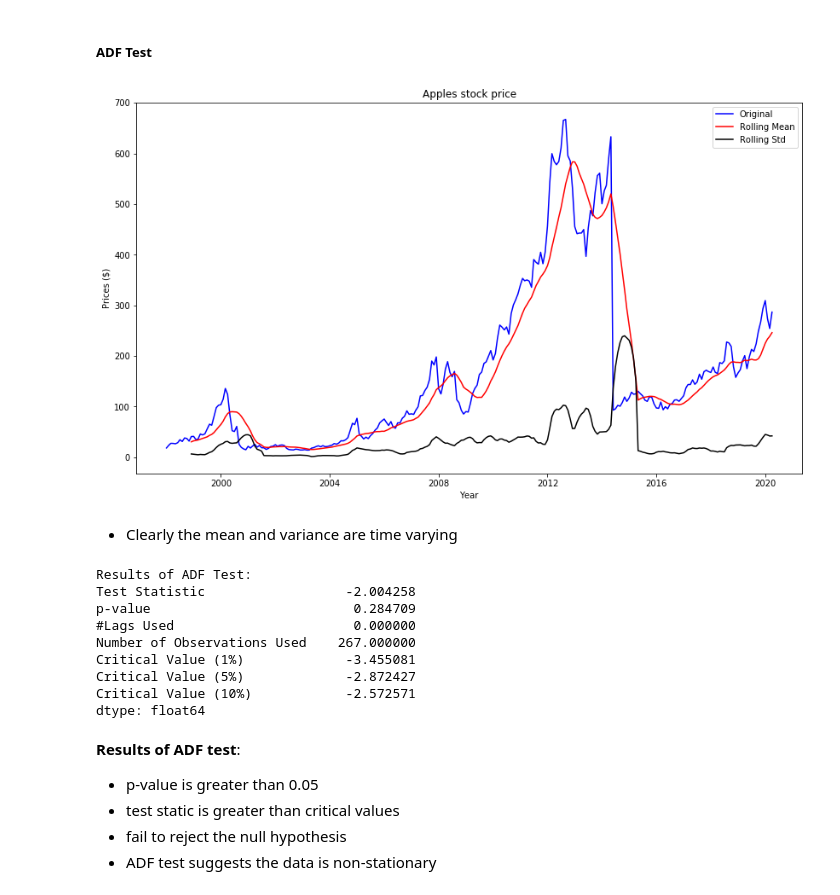
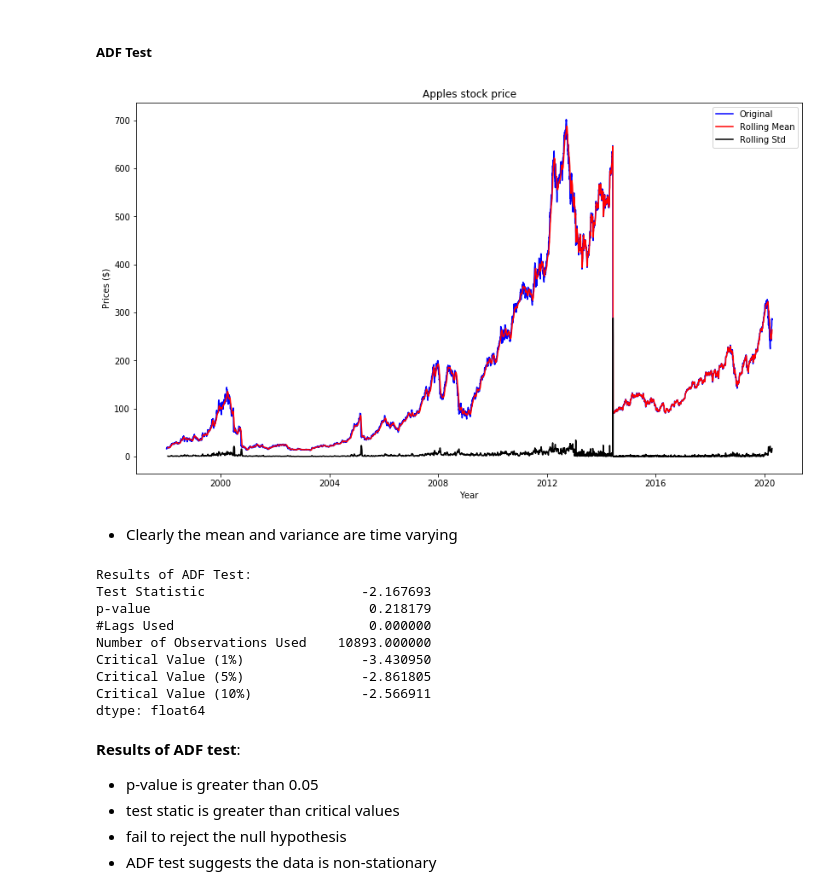
Before and after one commit to saimoom026/Springboard, a Jupyter notebook: springboard/Capstone two/Stock-price-prediction-preprocess.ipynb, the cells around one changed output. Saved outputs shown, nothing was run; the diff lists cells and outputs as text; code cells hidden in the pictures.

```diff
--- a/springboard/Capstone two/Stock-price-prediction-preprocess.ipynb
+++ b/springboard/Capstone two/Stock-price-prediction-preprocess.ipynb
@@ -197,24 +183,24 @@ If the p-value is greater than 0.05 then we can reject the the null hypothes i.e
 # %%
 # Lets look at the Stock price data again, visualize how the mean and variance evolve over time
 
 # mean over time
-rolmean = y.rolling(12).mean()
+rolmean = apple.rolling(12).mean()
 
 # variance over time
-rolstd = y.rolling(12).std()
+rolstd = apple.rolling(12).std()
 
 # plot original data along with mean and variance, how it vary over time
 plt.figure(figsize=(14,8))
-plt.plot(y, color='blue',label='Original')
+plt.plot(apple, color='blue',label='Original')
 plt.plot(rolmean, color='red', label='Rolling Mean')
 plt.plot(rolstd, color='black', label = 'Rolling Std')
 plt.ylabel('Prices ($)')
 plt.xlabel('Year')
 plt.legend(loc='best')
 plt.title('Apples stock price')
 plt.show()
 # %% [output]
-[figure, old version]
+[figure, new version]
 # %% [markdown]
 - Clearly the mean and variance are time varying
 # %%
@@ -233,16 +219,16 @@ def adf_test(timeseries):
 
 # apply ADF test on the Apples stock price data
 
-adf_test(y)
+adf_test(apple)
 # %% [output]
 Results of ADF Test:
-Test Statistic                  -2.004258
-p-value                          0.284709
-#Lags Used                       0.000000
-Number of Observations Used    267.000000
-Critical Value (1%)             -3.455081
-Critical Value (5%)             -2.872427
-Critical Value (10%)            -2.572571
+Test Statistic                    -2.167693
+p-value                            0.218179
+#Lags Used                         0.000000
+Number of Observations Used    10893.000000
+Critical Value (1%)               -3.430950
+Critical Value (5%)               -2.861805
+Critical Value (10%)              -2.566911
 dtype: float64
 # %% [markdown]
 **Results of ADF test**:
```
Also changed, not shown: parts of 14 cells of this notebook.
